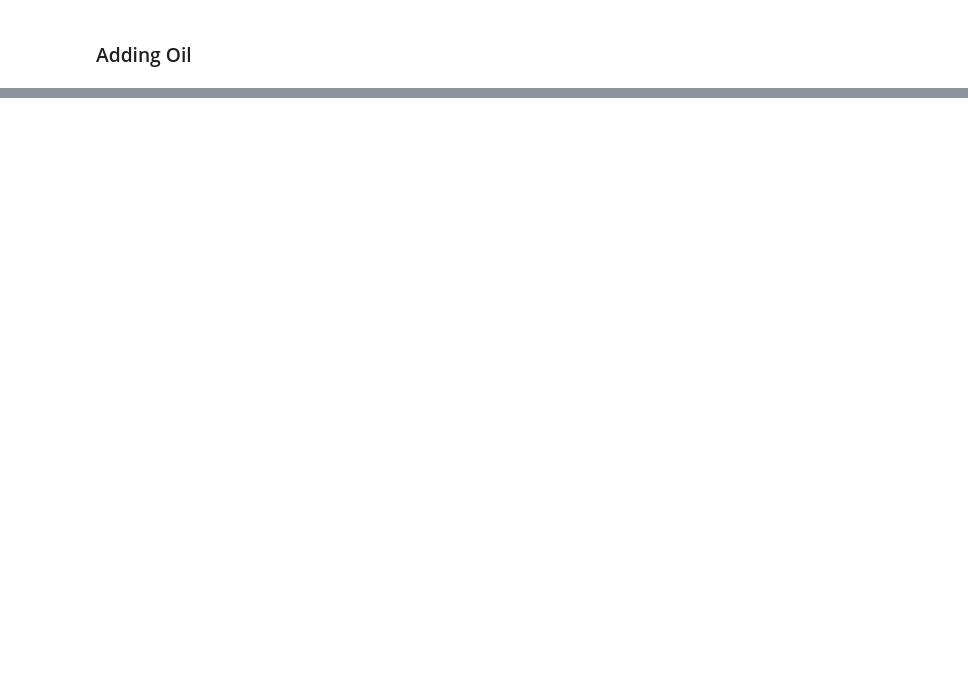
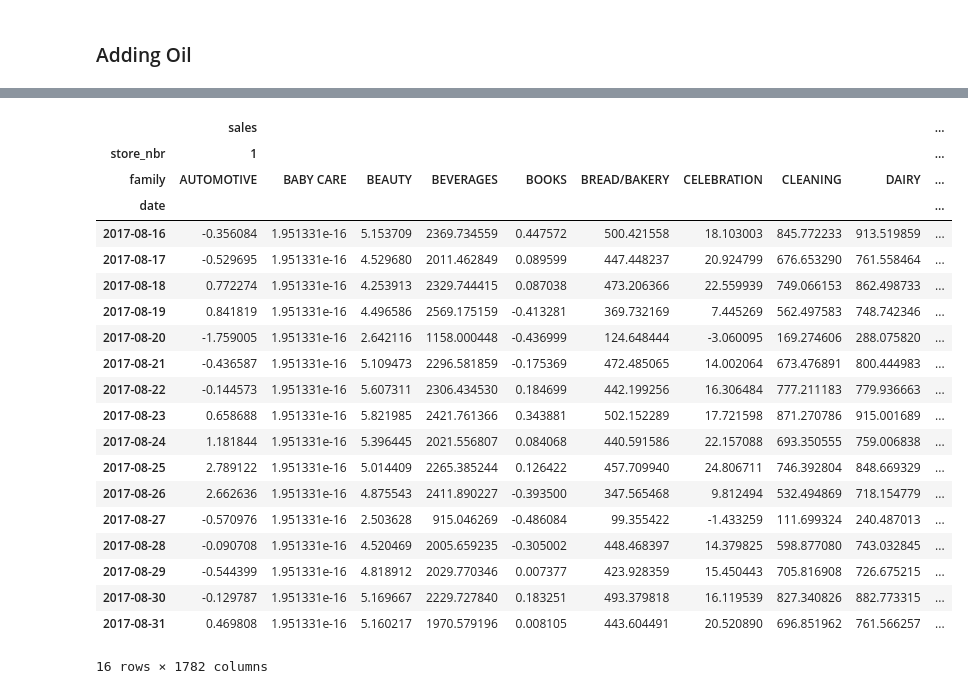
Before and after one commit to taaha/store-sales-forecast, a Jupyter notebook: sale-forecast-linear-regression-with-xgboost.ipynb, the cells around one changed output, grey strips where cells are left out. Saved outputs shown, nothing was run; the diff lists cells and outputs as text; code cells hidden in the pictures; blank space fills up the shorter version.

Commit message:
Kaggle Notebook | Sale forecast - Linear Regression with XGBoost | Version 5

```diff
--- a/sale-forecast-linear-regression-with-xgboost.ipynb
+++ b/sale-forecast-linear-regression-with-xgboost.ipynb
@@ -499,4 +686,5 @@ display(oilY)
 # %%
 #X_test = X_test.join(oilY, on='date').fillna(0.0)
-print(X_test.shape)
-display(X_test)
+X2_test = oilY
+print(X2_test.shape)
+display(X2_test)
@@ -503,6 +711,36 @@ display(X_test)
+# %%
+y_submit1 = pd.DataFrame(model_1.predict(X1_test), index=X1_test.index, columns=y.columns)
+# %%
+y_submit2 = pd.DataFrame(model_2.predict(X2_test), index=X2_test.index, columns=y.columns)
+#y_submit2.fillna(0)
+# %%
+y_submit = y_submit1 + y_submit2
 # %%
-y_submit = pd.DataFrame(model.predict(X_test), index=X_test.index, columns=y.columns)
+#y_submit = pd.DataFrame(model.predict(X_test), index=X_test.index, columns=y.columns)
+
 display(y_submit)
+# %% [output]
+|  | sales |  |  |  |  |  |  |  |  | ... |
+| store_nbr | 1 |  |  |  |  |  |  |  |  | ... |
+| family | AUTOMOTIVE | BABY CARE | BEAUTY | BEVERAGES | BOOKS | BREAD/BAKERY | CELEBRATION | CLEANING | DAIRY | ... |
+| date |  |  |  |  |  |  |  |  |  | ... |
+| 2017-08-16 | -0.356084 | 1.951331e-16 | 5.153709 | 2369.734559 | 0.447572 | 500.421558 | 18.103003 | 845.772233 | 913.519859 | ... |
+| 2017-08-17 | -0.529695 | 1.951331e-16 | 4.529680 | 2011.462849 | 0.089599 | 447.448237 | 20.924799 | 676.653290 | 761.558464 | ... |
+| 2017-08-18 | 0.772274 | 1.951331e-16 | 4.253913 | 2329.744415 | 0.087038 | 473.206366 | 22.559939 | 749.066153 | 862.498733 | ... |
+| 2017-08-19 | 0.841819 | 1.951331e-16 | 4.496586 | 2569.175159 | -0.413281 | 369.732169 | 7.445269 | 562.497583 | 748.742346 | ... |
+| 2017-08-20 | -1.759005 | 1.951331e-16 | 2.642116 | 1158.000448 | -0.436999 | 124.648444 | -3.060095 | 169.274606 | 288.075820 | ... |
+| 2017-08-21 | -0.436587 | 1.951331e-16 | 5.109473 | 2296.581859 | -0.175369 | 472.485065 | 14.002064 | 673.476891 | 800.444983 | ... |
+| 2017-08-22 | -0.144573 | 1.951331e-16 | 5.607311 | 2306.434530 | 0.184699 | 442.199256 | 16.306484 | 777.211183 | 779.936663 | ... |
+| 2017-08-23 | 0.658688 | 1.951331e-16 | 5.821985 | 2421.761366 | 0.343881 | 502.152289 | 17.721598 | 871.270786 | 915.001689 | ... |
+| 2017-08-24 | 1.181844 | 1.951331e-16 | 5.396445 | 2021.556807 | 0.084068 | 440.591586 | 22.157088 | 693.350555 | 759.006838 | ... |
+| 2017-08-25 | 2.789122 | 1.951331e-16 | 5.014409 | 2265.385244 | 0.126422 | 457.709940 | 24.806711 | 746.392804 | 848.669329 | ... |
+| 2017-08-26 | 2.662636 | 1.951331e-16 | 4.875543 | 2411.890227 | -0.393500 | 347.565468 | 9.812494 | 532.494869 | 718.154779 | ... |
+| 2017-08-27 | -0.570976 | 1.951331e-16 | 2.503628 | 915.046269 | -0.486084 | 99.355422 | -1.433259 | 111.699324 | 240.487013 | ... |
+| 2017-08-28 | -0.090708 | 1.951331e-16 | 4.520469 | 2005.659235 | -0.305002 | 448.468397 | 14.379825 | 598.877080 | 743.032845 | ... |
+| 2017-08-29 | -0.544399 | 1.951331e-16 | 4.818912 | 2029.770346 | 0.007377 | 423.928359 | 15.450443 | 705.816908 | 726.675215 | ... |
+| 2017-08-30 | -0.129787 | 1.951331e-16 | 5.169667 | 2229.727840 | 0.183251 | 493.379818 | 16.119539 | 827.340826 | 882.773315 | ... |
+| 2017-08-31 | 0.469808 | 1.951331e-16 | 5.160217 | 1970.579196 | 0.008105 | 443.604491 | 20.520890 | 696.851962 | 761.566257 | ... |
+16 rows × 1782 columns
 # %%
 y_submit = y_submit.stack(['store_nbr', 'family'])
 display(y_submit)
```
Also changed, not shown: parts of 21 cells of this notebook.
